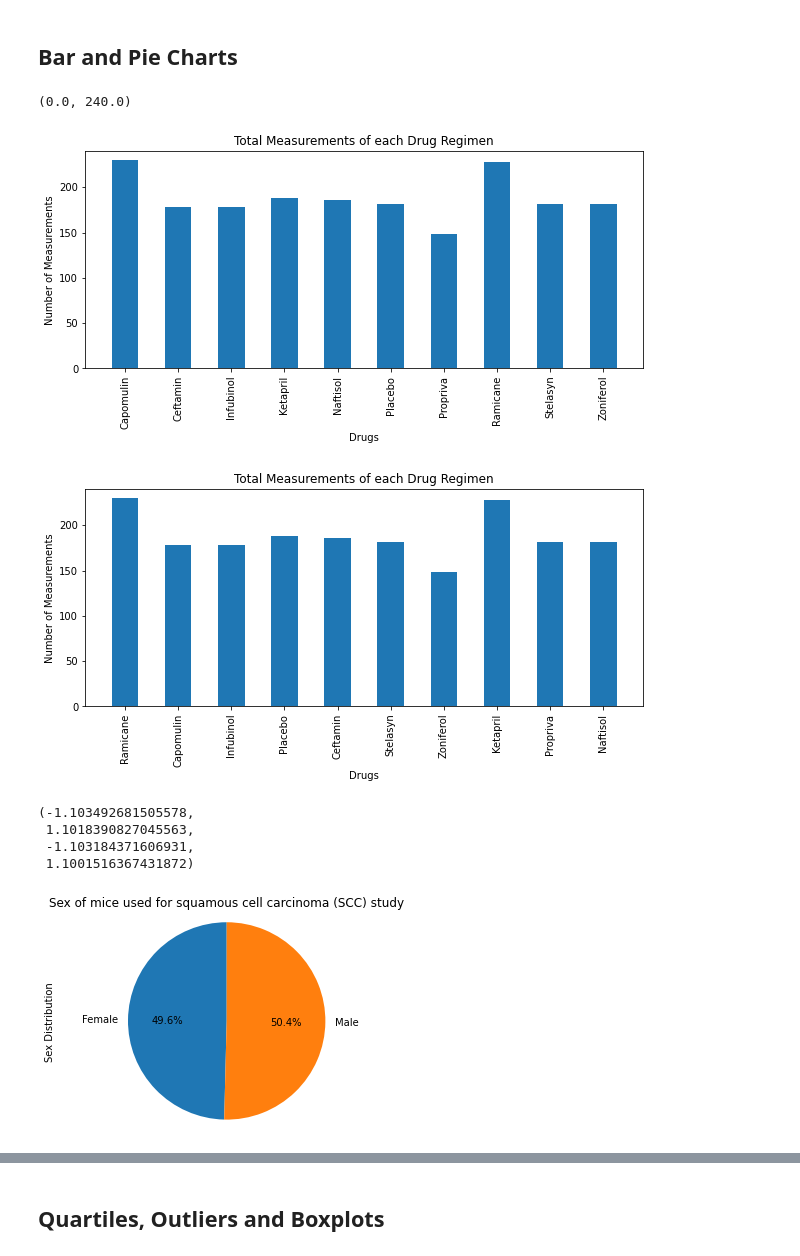
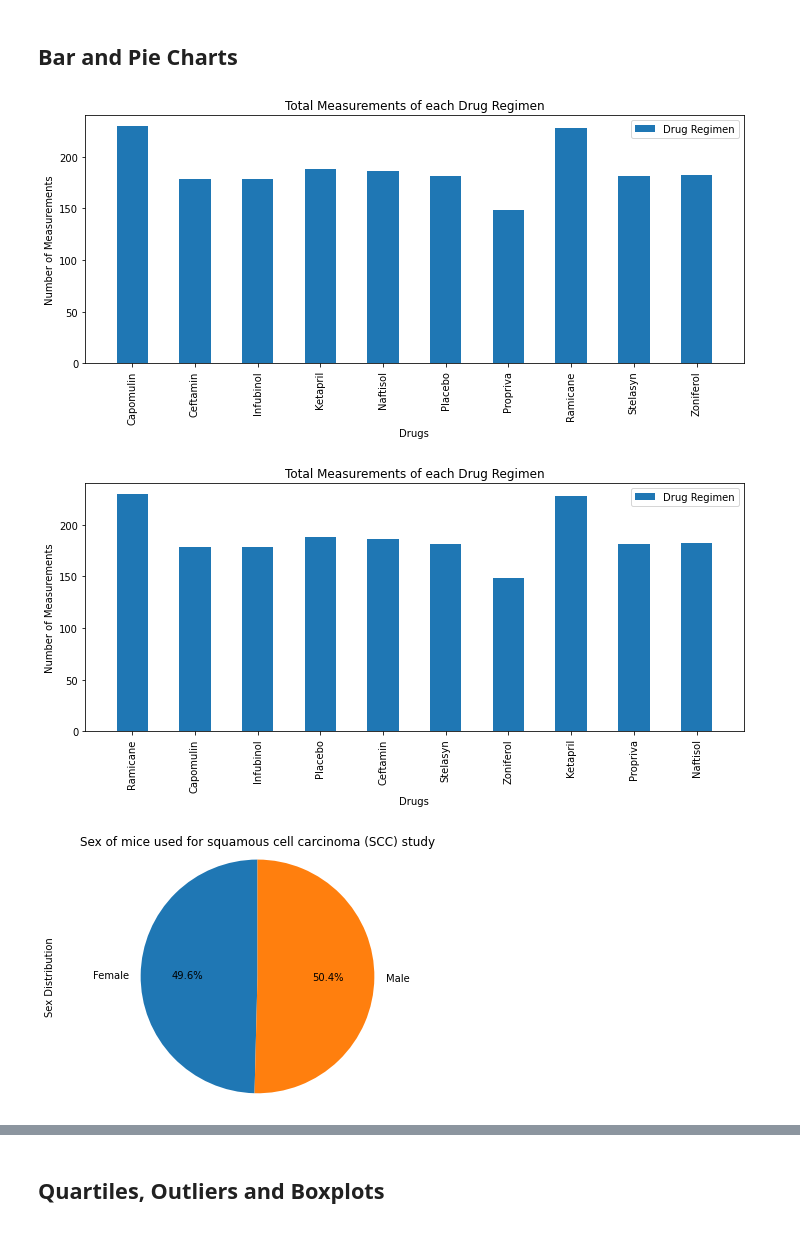
Before and after one commit to minxgithub/matplotlib-challenge, a Jupyter notebook: Pymaceuticals/pymaceuticals_solved.ipynb, the cells around one changed output, grey strips where cells are left out. Drawn from its saved outputs; the diff is of its cells as text; code cells hidden in the pictures.

Commit message:
added legend to some plots

```diff
--- a/Pymaceuticals/pymaceuticals_solved.ipynb
+++ b/Pymaceuticals/pymaceuticals_solved.ipynb
@@ -197,37 +197,45 @@ array([ 0,  5, 10, 15, 20, 25, 30, 35, 40, 45])
 # %%
 # Generate a bar plot showing the total number of measurements taken on each drug regimen using pandas.
 drug_measurements = drug_groupby['Mouse ID'].count()
 
-drug_plot = drug_measurements.plot(kind='bar', width=0.5, figsize=(10,4), title="Total Measurements of each Drug Regimen")
+fig,ax = plt.subplots()
 
-drug_plot.set_xlabel("Drugs")
-drug_plot.set_ylabel("Number of Measurements")
-drug_plot.set_xlim(-0.75, combined_clean['Drug Regimen'].nunique()-0.25)
-drug_plot.set_ylim(0, max(drug_measurements)+10)
+drug_measurements.plot(kind='bar', width=0.5, figsize=(10,5), label='Drug Regimen')
+
+ax.legend()
+ax.set_title("Total Measurements of each Drug Regimen")
+ax.set_xlabel("Drugs")
+ax.set_ylabel("Number of Measurements")
+ax.set_xlim(-0.75, combined_clean['Drug Regimen'].nunique()-0.25)
+ax.set_ylim(0, max(drug_measurements)+10)
+
+plt.tight_layout()
+plt.show()
 # %% [output]
-(0.0, 240.0)
-[figure, old version]
+[figure, new version]
 # %%
 # Generate a bar plot showing the total number of measurements taken on each drug regimen using pyplot.
 
 drugs = np.arange(0,combined_clean['Drug Regimen'].nunique())
 
-plt.figure(figsize=(10,4))
-plt.bar(drugs, drug_measurements, width=0.5)
+plt.figure(figsize=(10,5))
+plt.bar(drugs, drug_measurements, width=0.5, label='Drug Regimen')
 
 tick_locations = [drug for drug in drugs]
 plt.xticks(tick_locations, combined_clean['Drug Regimen'].unique(), rotation='vertical')
 
+plt.legend()
 plt.title("Total Measurements of each Drug Regimen")
 plt.xlabel("Drugs")
 plt.ylabel("Number of Measurements")
 plt.xlim(-0.75, combined_clean['Drug Regimen'].nunique()-0.25)
 plt.ylim(0, max(drug_measurements)+10)
+
+plt.tight_layout()
 plt.savefig('Images/total_measurements.png')
-
 plt.show()
 # %% [output]
-[figure, old version]
+[figure, new version]
 # %%
 # Generate a pie plot showing the distribution of female versus male mice using pandas
 sex_groupby = combined_clean.groupby('Sex')
@@ -237,12 +245,10 @@ sex_plot = sex_count.plot(kind='pie', title="Sex of mice used for squamous cell
 sex_plot.set_ylabel("Sex Distribution")
 
 plt.axis("equal")
+plt.tight_layout()
+plt.show()
 # %% [output]
-(-1.103492681505578,
- 1.1018390827045563,
- -1.103184371606931,
- 1.1001516367431872)
-[figure, old version]
+[figure, new version]
 # %%
 # Generate a pie plot showing the distribution of female versus male mice using pyplot
 
```
Also changed, not shown: parts of 2 cells of this notebook.
